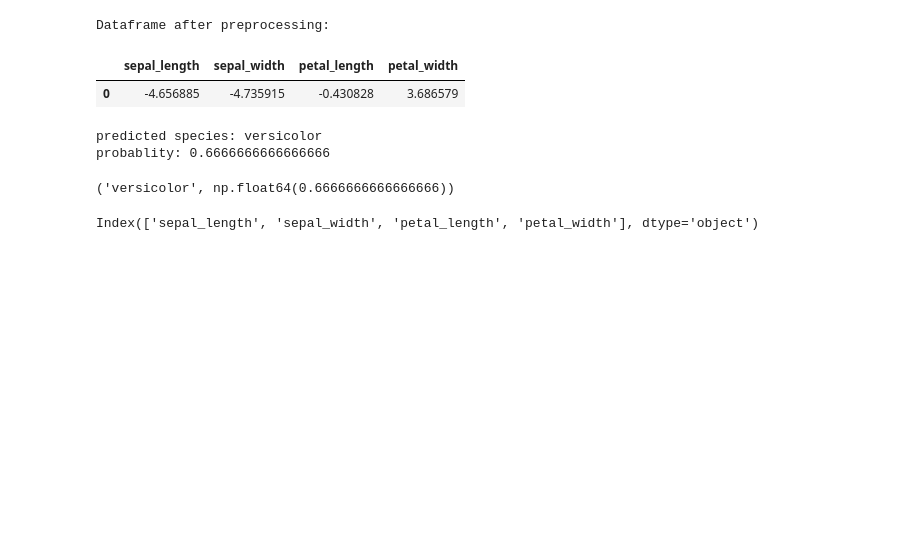
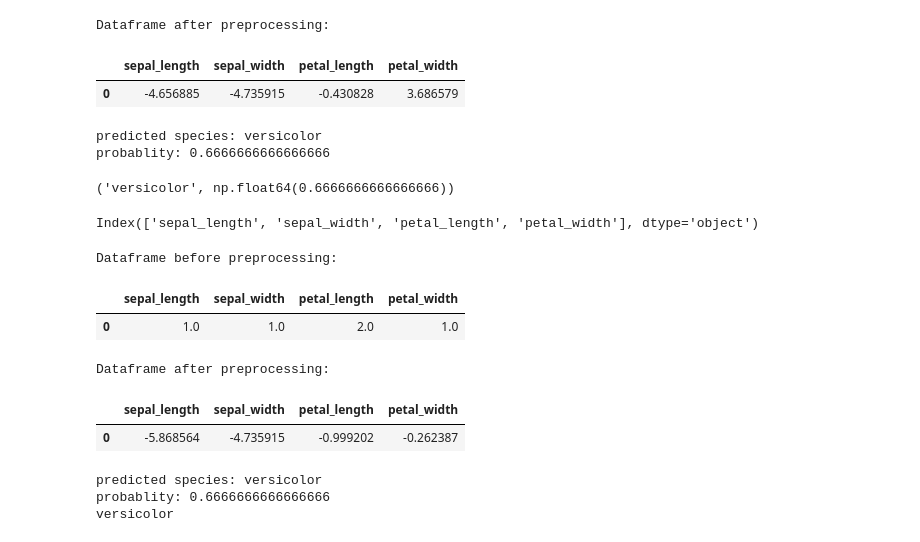
Before and after one commit to Pradnya-data/Ravet_Prj, a Jupyter notebook: iris_prj.ipynb, the cells around one changed output. Saved outputs shown, nothing was run; the diff lists cells and outputs as text; code cells hidden in the pictures; blank space fills up the shorter version.

```diff
--- a/iris_prj.ipynb
+++ b/iris_prj.ipynb
@@ -279,3 +279,16 @@ probablity: 0.6666666666666666
 x1.columns
 # %% [output]
 Index(['sepal_length', 'sepal_width', 'petal_length', 'petal_width'], dtype='object')
+# %%
+lbl=predict_data(la,pipe,best_knn)
+print(lbl[0])
+# %% [output]
+Dataframe before preprocessing:
+|  | sepal_length | sepal_width | petal_length | petal_width |
+| 0 | 1.0 | 1.0 | 2.0 | 1.0 |
+Dataframe after preprocessing:
+|  | sepal_length | sepal_width | petal_length | petal_width |
+| 0 | -5.868564 | -4.735915 | -0.999202 | -0.262387 |
+predicted species: versicolor
+probablity: 0.6666666666666666
+versicolor
```
Also changed, not shown: parts of 1 cell of this notebook, 3 other files.
